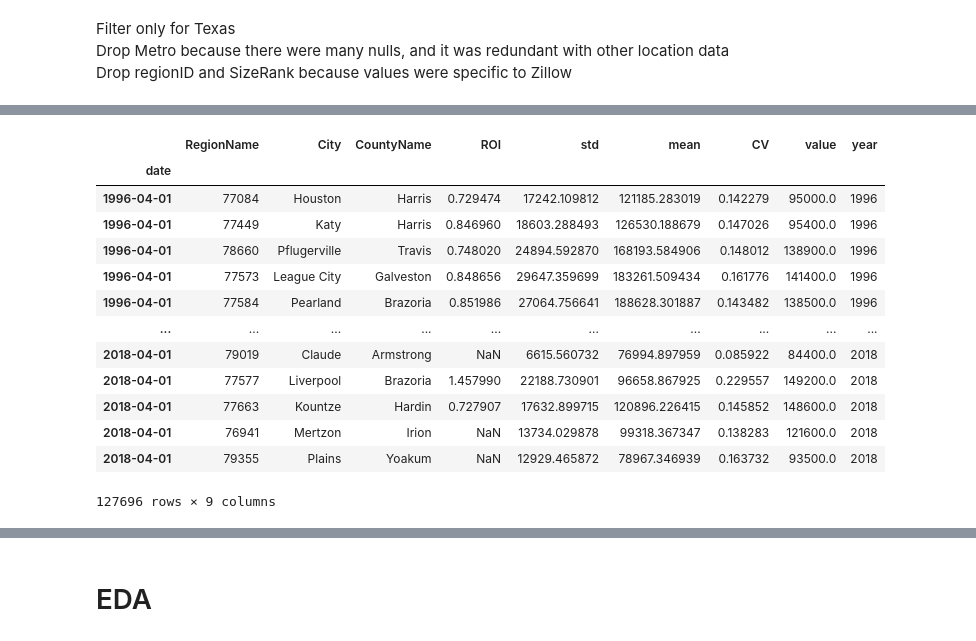
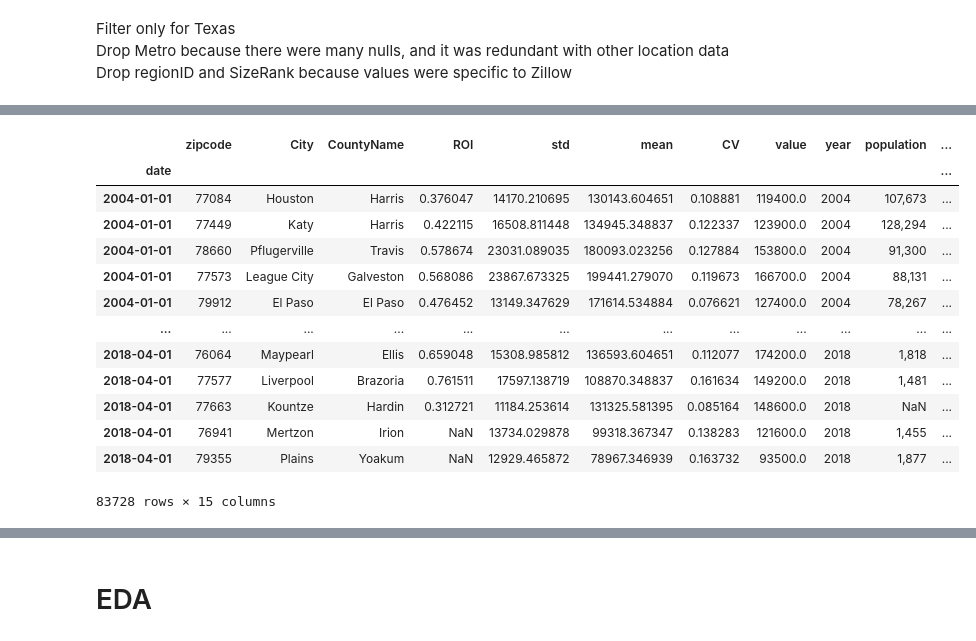
Before and after one commit to rhk48/zillow-time-series, a Jupyter notebook: lorela_nb.ipynb, the cells around one changed output, grey strips where cells are left out. Drawn from its saved outputs; the diff is of its cells as text; code cells hidden in the pictures.

```diff
--- a/lorela_nb.ipynb
+++ b/lorela_nb.ipynb
@@ -129,0 +175,6 @@ df
+# %%
+df_income = pd.read_csv('data/zip_codes_2019_median_inc.csv')
+df_income['state'] = df_income['Preferred name'].str.slice(-2)
+df_income = df_income[df_income['state']=='TX']
+df_income = (df_income[df_income['Type'] != 'PO box'])
+df_income
@@ -129,0 +197,9 @@ df
+# %%
+df_income = df_income.rename(columns={'Population (2019)': 'population',
+                        'Housing units (2019)': 'housing_units',
+                         'ZIP Code': 'zipcode'})
+# %%
+df_income['Median family income (2019)'] = df_income['Median family income (2019)'].str.strip('$\n\t')
+df_income['Median family income (2019)'] = df_income['Median family income (2019)'].str.replace(',','')
+df_income = df_income[df_income['Median family income (2019)'].notna()]
+df_income['median_family_income'] = df_income['Median family income (2019)'].astype(int)
@@ -129,0 +226,2 @@ df
+# %%
+df_income.drop(df_income.columns[np.r_[1:5,7,8,11,12]], axis=1, inplace=True)
@@ -130,27 +245,21 @@ df
+# %%
+# df_merged = df.merge(df_income, on ='zipcode')
+df_merged = df.reset_index().merge(df_income, how="left").set_index('date')
+df_merged
+# %% [output]
+|  | zipcode | City | CountyName | ROI | std | mean | CV | value | year | population | ... |
+| date |  |  |  |  |  |  |  |  |  |  | ... |
+| 2004-01-01 | 77084 | Houston | Harris | 0.376047 | 14170.210695 | 130143.604651 | 0.108881 | 119400.0 | 2004 | 107,673 | ... |
+| 2004-01-01 | 77449 | Katy | Harris | 0.422115 | 16508.811448 | 134945.348837 | 0.122337 | 123900.0 | 2004 | 128,294 | ... |
+| 2004-01-01 | 78660 | Pflugerville | Travis | 0.578674 | 23031.089035 | 180093.023256 | 0.127884 | 153800.0 | 2004 | 91,300 | ... |
+| 2004-01-01 | 77573 | League City | Galveston | 0.568086 | 23867.673325 | 199441.279070 | 0.119673 | 166700.0 | 2004 | 88,131 | ... |
+| 2004-01-01 | 79912 | El Paso | El Paso | 0.476452 | 13149.347629 | 171614.534884 | 0.076621 | 127400.0 | 2004 | 78,267 | ... |
+| ... | ... | ... | ... | ... | ... | ... | ... | ... | ... | ... | ... |
+| 2018-04-01 | 76064 | Maypearl | Ellis | 0.659048 | 15308.985812 | 136593.604651 | 0.112077 | 174200.0 | 2018 | 1,818 | ... |
+| 2018-04-01 | 77577 | Liverpool | Brazoria | 0.761511 | 17597.138719 | 108870.348837 | 0.161634 | 149200.0 | 2018 | 1,481 | ... |
+| 2018-04-01 | 77663 | Kountze | Hardin | 0.312721 | 11184.253614 | 131325.581395 | 0.085164 | 148600.0 | 2018 | NaN | ... |
+| 2018-04-01 | 76941 | Mertzon | Irion | NaN | 13734.029878 | 99318.367347 | 0.138283 | 121600.0 | 2018 | 1,455 | ... |
+| 2018-04-01 | 79355 | Plains | Yoakum | NaN | 12929.465872 | 78967.346939 | 0.163732 | 93500.0 | 2018 | 1,877 | ... |
+83728 rows × 15 columns
 # %%
-# Select the first quantile
-q1 = df['value'].quantile(.25)
-
-# Select the third quantile
-q3 = df['value'].quantile(.75)
-
-
-# Create a filtered in between q1 & q3
-filtered =df[(df['value']>=q1)
-             & (df['value']<=q3)]
-filtered
+# df.drop(df.columns[np.r_[9:18,20,21]], axis=1, inplace=True)
-# %% [output]
-|  | RegionName | City | CountyName | ROI | std | mean | CV | value | year |
-| date |  |  |  |  |  |  |  |  |  |
-| 1996-04-01 | 77084 | Houston | Harris | 0.729474 | 17242.109812 | 121185.283019 | 0.142279 | 95000.0 | 1996 |
-| 1996-04-01 | 77449 | Katy | Harris | 0.846960 | 18603.288493 | 126530.188679 | 0.147026 | 95400.0 | 1996 |
-| 1996-04-01 | 78660 | Pflugerville | Travis | 0.748020 | 24894.592870 | 168193.584906 | 0.148012 | 138900.0 | 1996 |
-| 1996-04-01 | 77573 | League City | Galveston | 0.848656 | 29647.359699 | 183261.509434 | 0.161776 | 141400.0 | 1996 |
-| 1996-04-01 | 77584 | Pearland | Brazoria | 0.851986 | 27064.756641 | 188628.301887 | 0.143482 | 138500.0 | 1996 |
-| ... | ... | ... | ... | ... | ... | ... | ... | ... | ... |
-| 2018-04-01 | 79019 | Claude | Armstrong | NaN | 6615.560732 | 76994.897959 | 0.085922 | 84400.0 | 2018 |
-| 2018-04-01 | 77577 | Liverpool | Brazoria | 1.457990 | 22188.730901 | 96658.867925 | 0.229557 | 149200.0 | 2018 |
-| 2018-04-01 | 77663 | Kountze | Hardin | 0.727907 | 17632.899715 | 120896.226415 | 0.145852 | 148600.0 | 2018 |
-| 2018-04-01 | 76941 | Mertzon | Irion | NaN | 13734.029878 | 99318.367347 | 0.138283 | 121600.0 | 2018 |
-| 2018-04-01 | 79355 | Plains | Yoakum | NaN | 12929.465872 | 78967.346939 | 0.163732 | 93500.0 | 2018 |
-127696 rows × 9 columns
```
Also changed, not shown: parts of 25 cells of this notebook.
